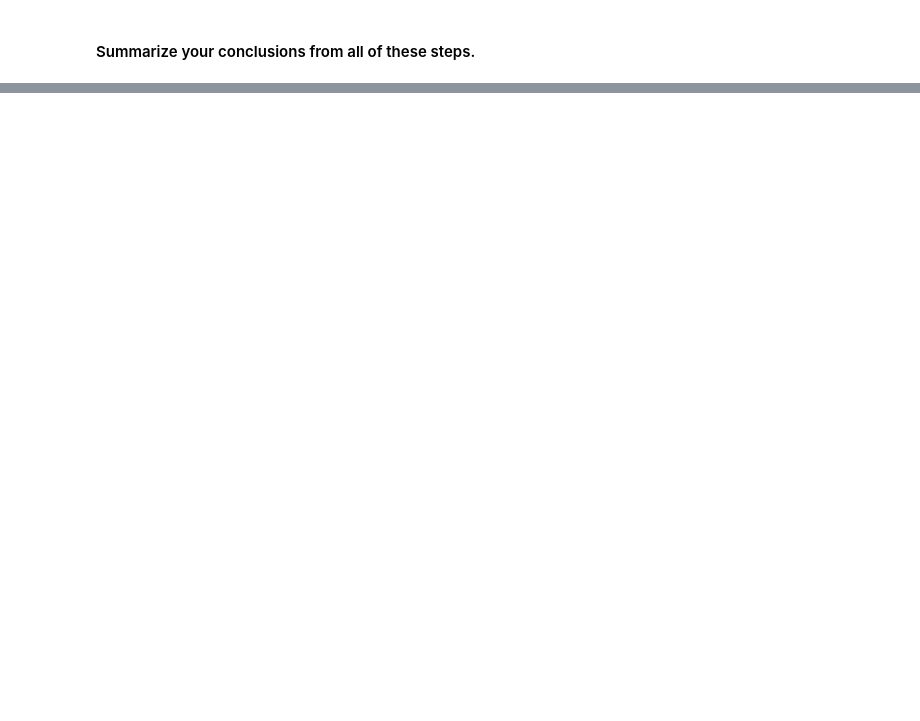
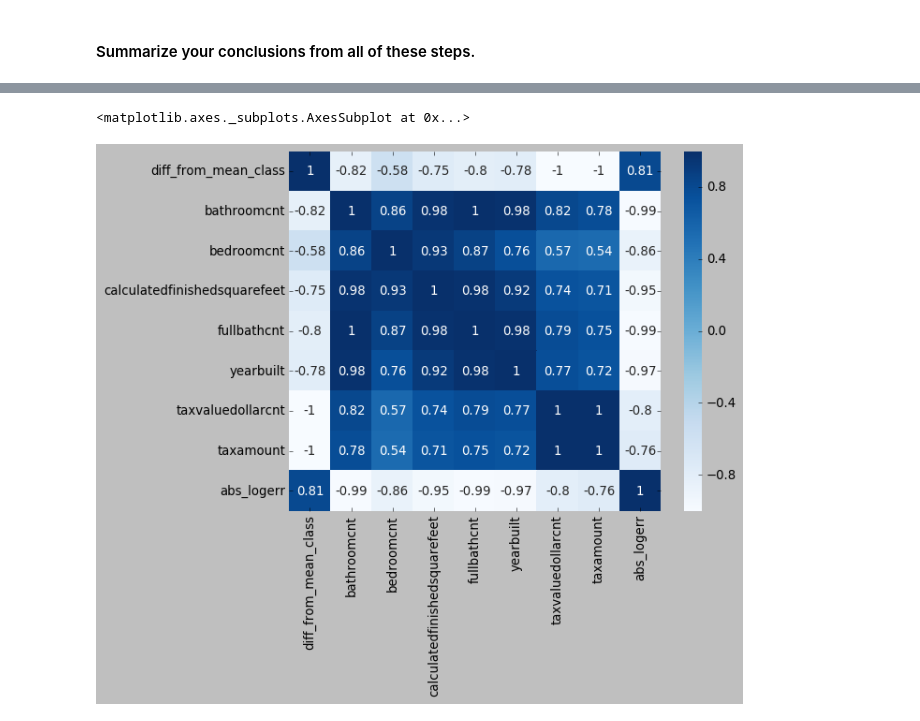
Before and after one commit to madeleinecapper/codeup-ds-projects, a Jupyter notebook: Regression_Proj_MatthewCapper.ipynb, the cells around one changed output, grey strips where cells are left out. Drawn from its saved outputs; the diff is of its cells as text; code cells hidden in the pictures; blank space fills up the shorter version.

```diff
--- a/Regression_Proj_MatthewCapper.ipynb
+++ b/Regression_Proj_MatthewCapper.ipynb
@@ -615,0 +532,14 @@ df.head()
+# %%
+df['price_bin'] = df.taxvaluedollarcnt.apply(get_price_bin)
+df['diff_from_mean'] = df.taxvaluedollarcnt.mean() - df.taxvaluedollarcnt
+df['diff_from_mean_class'] = df.diff_from_mean.apply(bin_from_diff)
+df_diff_price = df.groupby('diff_from_mean_class', as_index=False).mean().sort_values(by='abs_logerr', ascending=False)
+
+Xd = df_diff_price.drop(['logerror', 'abs_logerr'], axis=1)
+yd = df_diff_price[['abs_logerr']]
+X_traind, X_testd, y_traind, y_testd = train_test_split(Xd, yd, train_size=.80, random_state=0)
+
+train = pd.concat([X_traind, y_traind], axis=1)
+test = pd.concat([X_testd, y_testd], axis=1)
+
+train.head()
@@ -615,0 +553,6 @@ df.head()
+# %%
+train.drop(['price_bin', 'diff_from_mean'], axis=1, inplace=True)
+sns.heatmap(train.corr(), cmap='Blues', annot=True)
+# %% [output]
+<matplotlib.axes._subplots.AxesSubplot at 0x...>
+[figure, added]
```
Also changed, not shown: parts of 69 cells of this notebook.
